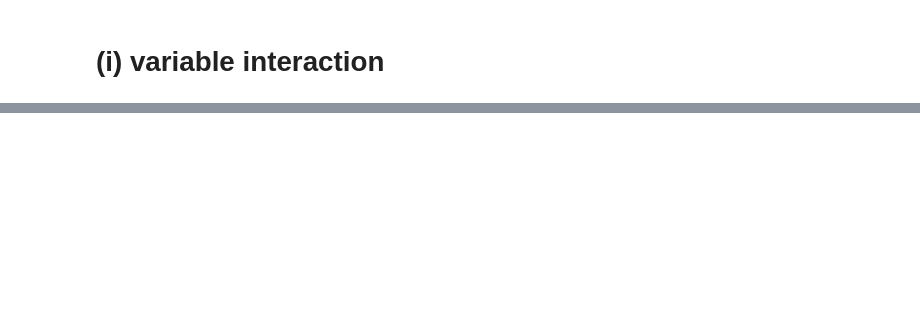
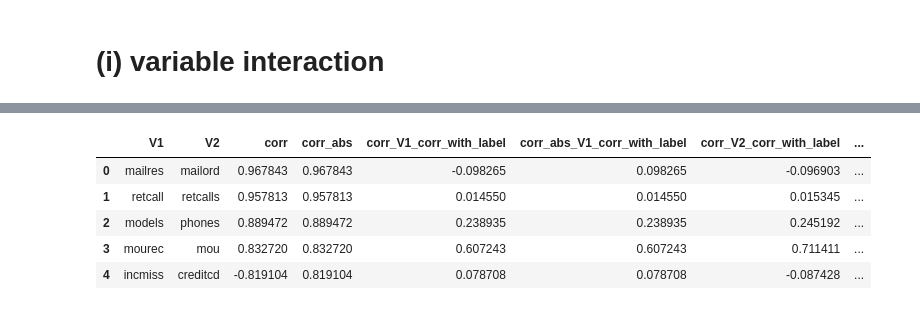
Before and after one commit to erdemsirel/ozu_data_science, a Jupyter notebook: M5 - General Linear Models/Erdem Sirel Project GLM.ipynb, the cells around one changed output, grey strips where cells are left out. Drawn from its saved outputs; the diff is of its cells as text; code cells hidden in the pictures; blank space fills up the shorter version.

```diff
--- a/M5 - General Linear Models/Erdem Sirel Project GLM.ipynb
+++ b/M5 - General Linear Models/Erdem Sirel Project GLM.ipynb
@@ -120,0 +127,20 @@ data.withcorr()
+# %%
+def columns_to_drop(row):
+    if row.corr_abs_V1_corr_with_label > row.corr_abs_V2_corr_with_label:
+        row["column_to_drop"] = row.V2
+        row["corr_with_label_column_to_drop"] = row.corr_abs_V2_corr_with_label
+
+    else:
+        row["column_to_drop"] = row.V1
+        row["corr_with_label_column_to_drop"] = row.corr_abs_V1_corr_with_label
+    return row
+
+corr_wide = corr_wide.apply(columns_to_drop, axis=1)
+corr_wide.head()
+# %% [output]
+|  | V1 | V2 | corr | corr_abs | corr_V1_corr_with_label | corr_abs_V1_corr_with_label | corr_V2_corr_with_label | ... |
+| 0 | mailres | mailord | 0.967843 | 0.967843 | -0.098265 | 0.098265 | -0.096903 | ... |
+| 1 | retcall | retcalls | 0.957813 | 0.957813 | 0.014550 | 0.014550 | 0.015345 | ... |
+| 2 | models | phones | 0.889472 | 0.889472 | 0.238935 | 0.238935 | 0.245192 | ... |
+| 3 | mourec | mou | 0.832720 | 0.832720 | 0.607243 | 0.607243 | 0.711411 | ... |
+| 4 | incmiss | creditcd | -0.819104 | 0.819104 | 0.078708 | 0.078708 | -0.087428 | ... |
```
Also changed, not shown: parts of 29 cells of this notebook.
